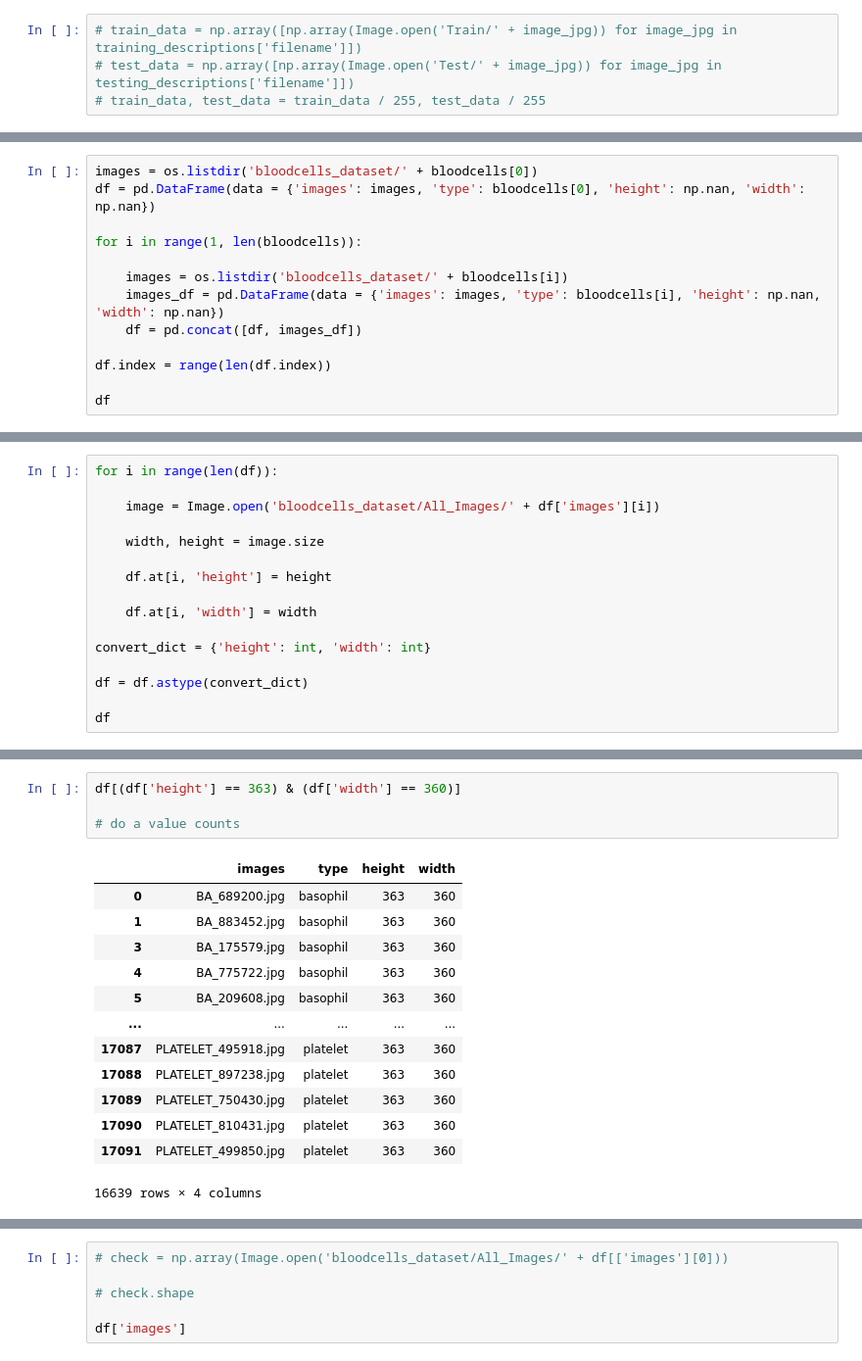
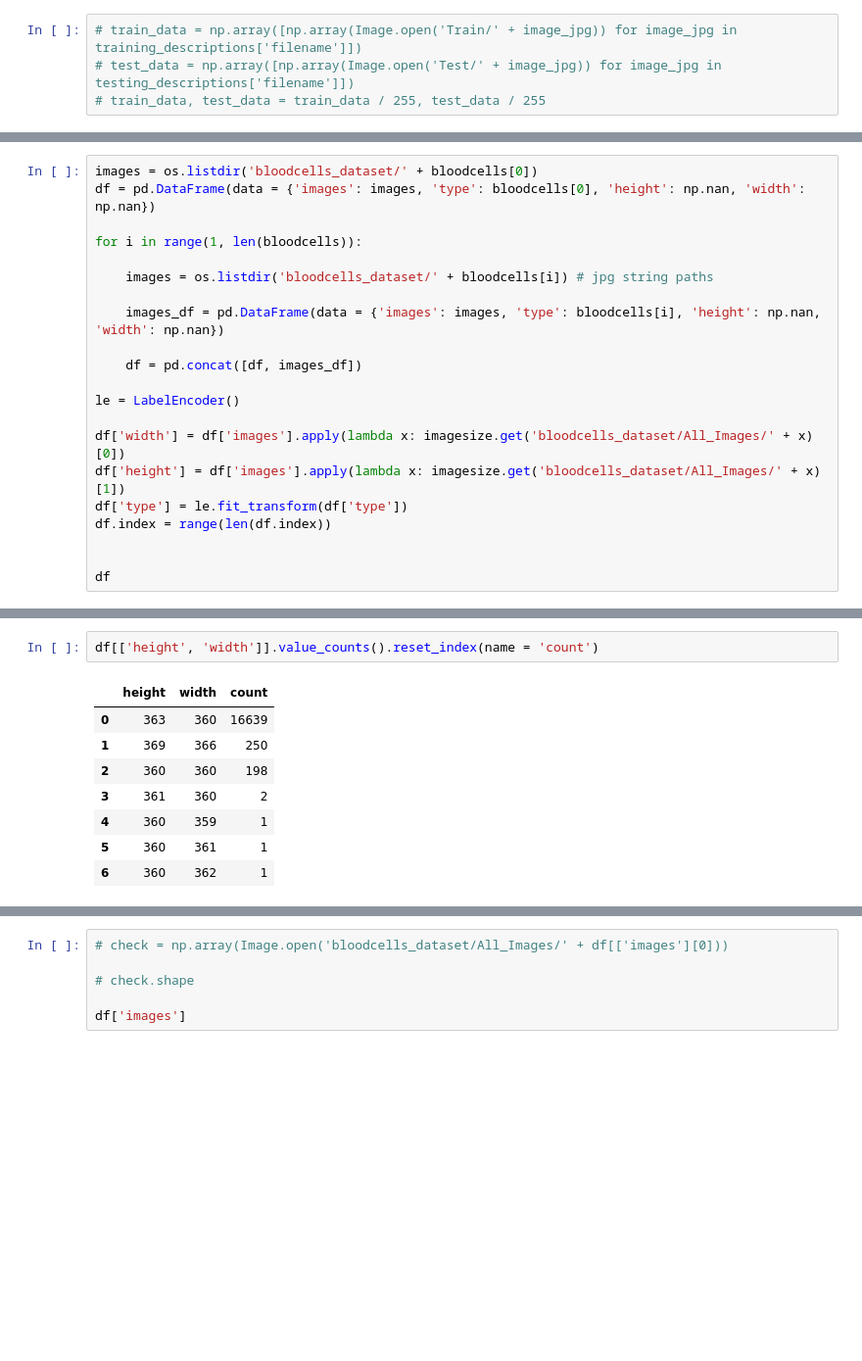
Before and after one commit to amayjain/Bloodcells, a Jupyter notebook: Test.ipynb, the cells around one changed output, grey strips where cells are left out. Shown: that part at 98% size. Cells and saved outputs as stored; diff of their text form; blank space fills up the shorter version.

```diff
--- a/Test.ipynb
+++ b/Test.ipynb
@@ -20,12 +28,20 @@ df = pd.DataFrame(data = {'images': images, 'type': bloodcells[0], 'height': np.
 
 for i in range(1, len(bloodcells)):
 
-    images = os.listdir('bloodcells_dataset/' + bloodcells[i])
+    images = os.listdir('bloodcells_dataset/' + bloodcells[i]) # jpg string paths
+
     images_df = pd.DataFrame(data = {'images': images, 'type': bloodcells[i], 'height': np.nan, 'width': np.nan})
+
     df = pd.concat([df, images_df])
 
+le = LabelEncoder()
+
+df['width'] = df['images'].apply(lambda x: imagesize.get('bloodcells_dataset/All_Images/' + x)[0])
+df['height'] = df['images'].apply(lambda x: imagesize.get('bloodcells_dataset/All_Images/' + x)[1])
+df['type'] = le.fit_transform(df['type'])
 df.index = range(len(df.index))
 
+
 df
 # %% [output]
 |  | images | type | height | width |
@@ -43,17 +59 @@ df
 17092 rows × 4 columns
-# %%
-for i in range(len(df)):
-
-    image = Image.open('bloodcells_dataset/All_Images/' + df['images'][i])
-
-    width, height = image.size
-
-    df.at[i, 'height'] = height
-
-    df.at[i, 'width'] = width
-
-convert_dict = {'height': int, 'width': int}
-
-df = df.astype(convert_dict)
-
-df
@@ -74,18 +60,11 @@ df
 # %%
-df[(df['height'] == 363) & (df['width'] == 360)]
-
-# do a value counts
+df[['height', 'width']].value_counts().reset_index(name = 'count')
 # %% [output]
-|  | images | type | height | width |
-| 0 | BA_689200.jpg | basophil | 363 | 360 |
-| 1 | BA_883452.jpg | basophil | 363 | 360 |
-| 3 | BA_175579.jpg | basophil | 363 | 360 |
-| 4 | BA_775722.jpg | basophil | 363 | 360 |
-| 5 | BA_209608.jpg | basophil | 363 | 360 |
-| ... | ... | ... | ... | ... |
-| 17087 | PLATELET_495918.jpg | platelet | 363 | 360 |
-| 17088 | PLATELET_897238.jpg | platelet | 363 | 360 |
-| 17089 | PLATELET_750430.jpg | platelet | 363 | 360 |
-| 17090 | PLATELET_810431.jpg | platelet | 363 | 360 |
-| 17091 | PLATELET_499850.jpg | platelet | 363 | 360 |
+|  | height | width | count |
+| 0 | 363 | 360 | 16639 |
+| 1 | 369 | 366 | 250 |
+| 2 | 360 | 360 | 198 |
+| 3 | 361 | 360 | 2 |
+| 4 | 360 | 359 | 1 |
+| 5 | 360 | 361 | 1 |
+| 6 | 360 | 362 | 1 |
-16639 rows × 4 columns
```
Also changed, not shown: parts of 8 cells of this notebook.
